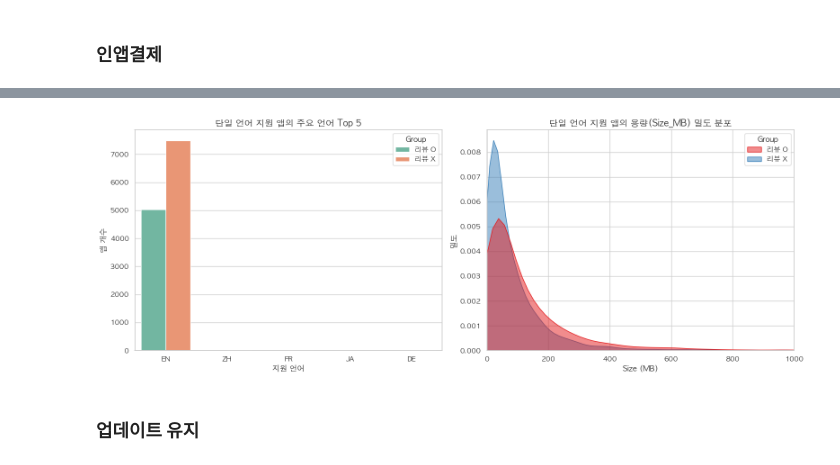
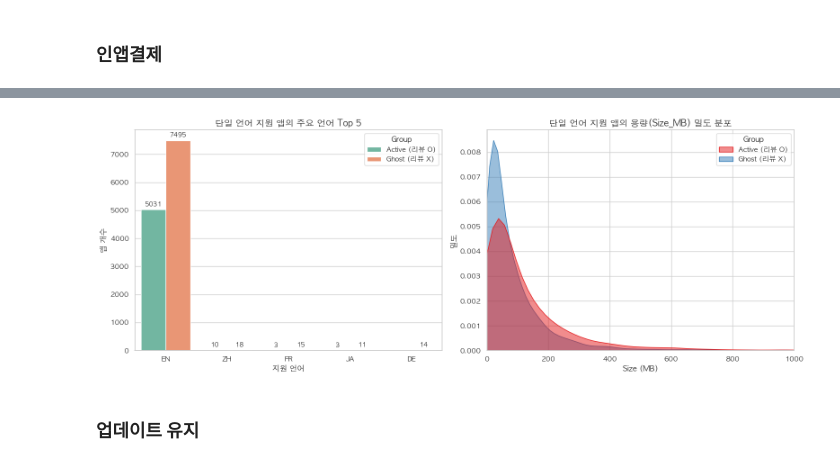
Before and after one commit to LoveBird-cute/appstore-strategy-games-eda, a Jupyter notebook: notebooks/strategy_games.ipynb, the cells around one changed output, grey strips where cells are left out. Saved outputs shown, nothing was run; the diff lists cells and outputs as text; code cells hidden in the pictures.

```diff
--- a/notebooks/strategy_games.ipynb
+++ b/notebooks/strategy_games.ipynb
@@ -448,0 +455,2 @@ df.drop(columns=['Inapp_Price_List'], inplace=True)
+# %%
+df['Genre_Counts'] = df['Genres'].apply(lambda x: len([g.strip() for g in str(x).split(',') if g.strip()]))
@@ -496,5 +555,10 @@ print(f"유저 평가 없음 데이터 shpae: {df_without_ratings.shape} (예상
 # %%
-# 시각화를 위해 두 그룹을 통합하고 'Group' 라벨 부여
-df_with_ratings['Group'] = '리뷰 O'
-df_without_ratings['Group'] = '리뷰 X'
+# 시각화를 위해 'Group' 라벨 부여 후 통합
+df_with_ratings['Group'] = 'Active (리뷰 O)'
+df_without_ratings['Group'] = 'Ghost (리뷰 X)'
 df_viz = pd.concat([df_with_ratings, df_without_ratings], ignore_index=True)
+
+# 데이터가 정상적으로 합쳐졌는지 확인
+print(f"Active 그룹 데이터 수: {len(df_with_ratings)}")
+print(f"Ghost 그룹 데이터 수: {len(df_without_ratings)}")
+print(f"합쳐진 df_viz 총 데이터 수: {len(df_viz)}")
@@ -538,0 +679,20 @@ Name: Average User Rating, dtype: float64
+# %%
+fig, axes = plt.subplots(1, 2, figsize=(14, 6))
+
+# 좌측: 그룹별 보조 장르 개수(Sub_Genre_Counts) 분포 (Boxplot)
+sns.boxplot(data=df_viz, x='Group', y='Sub_Genre_Counts', palette='Set2', ax=axes[0])
+axes[0].set_title('그룹별 보조 장르 개수(Sub_Genre_Counts) 분포', fontsize=14, fontweight='bold')
+axes[0].set_ylabel('보조 장르 개수')
+axes[0].set_xlabel('')
+
+# 우측: 장르 개수별 앱의 비율 구성 (Countplot 형태)
+sns.countplot(data=df_viz, x='Sub_Genre_Counts', hue='Group', palette='Set2', ax=axes[1])
+axes[1].set_title('보조 장르 개수에 따른 앱 분포 비교', fontsize=14, fontweight='bold')
+axes[1].set_ylabel('앱 개수')
+axes[1].set_xlabel('보조 장르 개수 (0 = 순수 전략 게임)')
+# 막대 그래프 위에 수치 표시
+for container in axes[1].containers:
+    axes[1].bar_label(container, padding=3, fontsize=10, fmt='%d')
+
+plt.tight_layout()
+plt.show()
@@ -546,6 +800,9 @@ sns.countplot(data=df_viz, x='Group', hue='Price_Type', palette='Set2', ax=axes[
 axes[0].set_title('그룹별 Free vs Paid 앱 비율', fontsize=14, fontweight='bold')
 axes[0].set_ylabel('앱 개수')
 axes[0].set_xlabel('')
+# 막대 그래프 위에 수치 표시
+for container in axes[0].containers:
+    axes[0].bar_label(container, padding=3, fontsize=10, fmt='%d')
 
 # 우측: 유료 앱(Price > 0)의 가격 분포 비교 (Boxplot + 로그 스케일)
 paid_apps = df_viz[df_viz['Price'] > 0]
@@ -625,33 +880,36 @@ plt.show()
 # %%
 # '지원 언어가 1개'인 데이터만 추출 (단일 언어 앱)
 df_single_lang = df_viz[df_viz['Languages_Counts'] == 1].copy()
 
 # 단일 언어 앱들이 주로 지원하는 상위 5개 언어 추출
 top_5_langs = df_single_lang['Languages'].value_counts().head(5).index
 df_top_single_lang = df_single_lang[df_single_lang['Languages'].isin(top_5_langs)]
 
 fig, axes = plt.subplots(1, 2, figsize=(16, 6))
 
 # 좌측: 단일 언어 앱의 지원 언어 종류 (카운트 플롯)
 sns.countplot(data=df_top_single_lang, x='Languages', hue='Group',
               order=top_5_langs, palette='Set2', ax=axes[0])
 axes[0].set_title('단일 언어 지원 앱의 주요 언어 Top 5', fontsize=14, fontweight='bold')
 axes[0].set_ylabel('앱 개수')
 axes[0].set_xlabel('지원 언어')
+# 막대 그래프 위에 수치 표시
+for container in axes[0].containers:
+    axes[0].bar_label(container, padding=3, fontsize=10, fmt='%d')
 
 # 우측: 단일 언어 앱들의 앱 용량(Size_MB) 분포 (KDE 플롯)
 # (비교군: 1개 언어만 지원하는 Active 앱 vs Ghost 앱)
 sns.kdeplot(data=df_single_lang, x='Size_MB', hue='Group',
             fill=True, common_norm=False, alpha=0.5, palette='Set1', ax=axes[1])
 axes[1].set_xlim(0, 1000) # 시각화를 위해 1GB 이하로 컷오프
 axes[1].set_title('단일 언어 지원 앱의 용량(Size_MB) 밀도 분포', fontsize=14, fontweight='bold')
 axes[1].set_ylabel('밀도')
 axes[1].set_xlabel('Size (MB)')
 
 plt.tight_layout()
 plt.show()
 # %% [output]
-[figure, old version]
+[figure, new version]
 # %% [markdown]
 ### 업데이트 유지
 # %%
```
Also changed, not shown: parts of 36 cells of this notebook.
